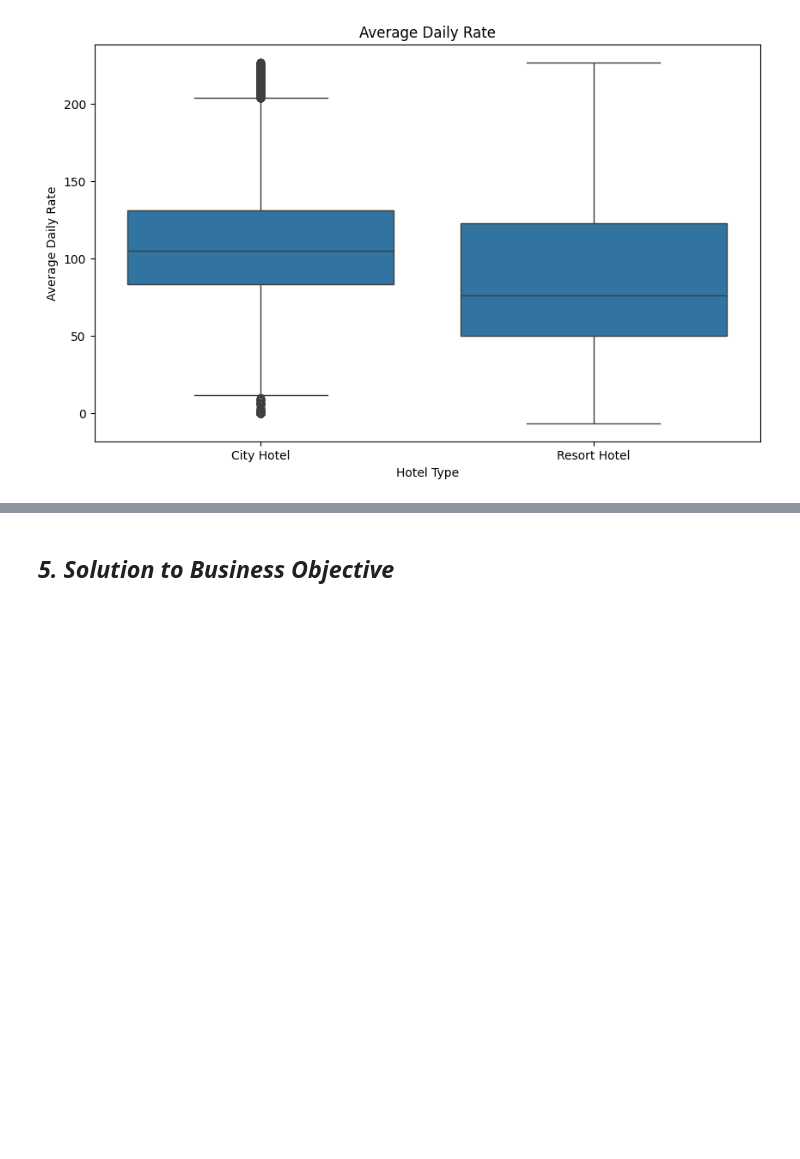
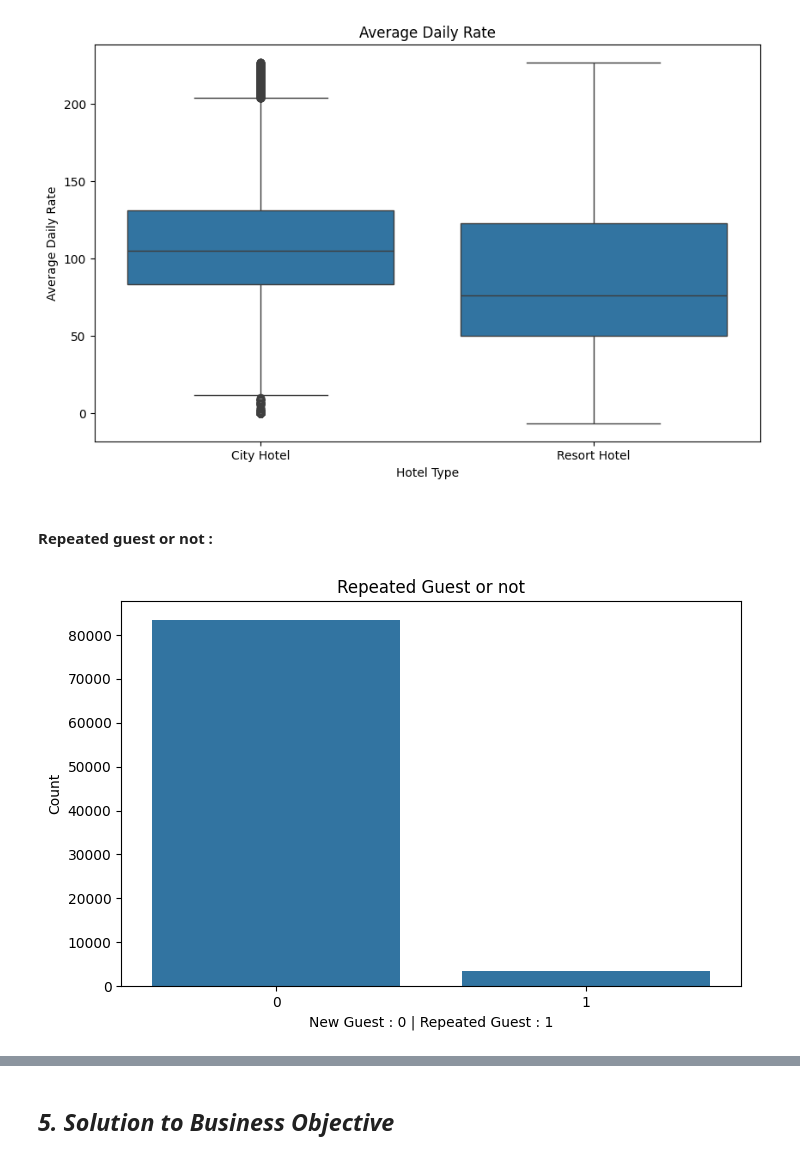
Before and after one commit to kaushdotin/Project_Root, a Jupyter notebook: Notebooks/Booking.com - Hotel Booking Analysis.ipynb, the cells around one changed output, grey strips where cells are left out. Saved outputs shown, nothing was run; the diff lists cells and outputs as text; code cells hidden in the pictures; blank space fills up the shorter version.

```diff
--- a/Notebooks/Booking.com - Hotel Booking Analysis.ipynb
+++ b/Notebooks/Booking.com - Hotel Booking Analysis.ipynb
@@ -420,3 +487,17 @@ plt.ylabel("Average Daily Rate")
 plt.show()
 # %% [output]
 [figure]
+# %% [markdown]
+#### Repeated guest or not :
+# %%
+# Bookings by repeated guest or not. if repeated(1) if new guest(0)
+
+plt.figure(figsize=(8,5))
+sns.countplot(x='is_repeated_guest', data=df)
+
+plt.title('Repeated Guest or not')
+plt.xlabel('New Guest : 0 | Repeated Guest : 1')
+plt.ylabel('Count')
+plt.show()
+# %% [output]
+[figure, added]
```
Also changed, not shown: parts of 12 cells of this notebook.
